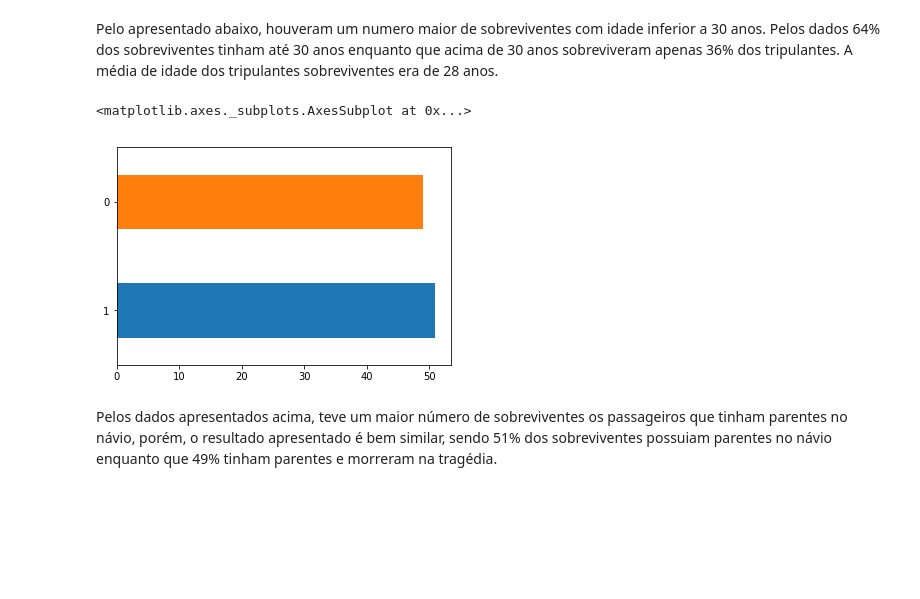
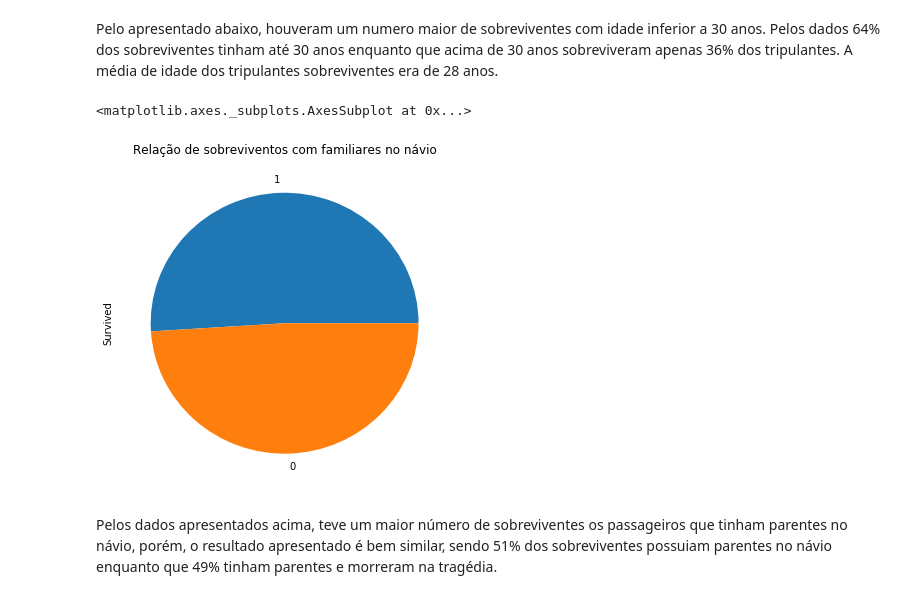
Before and after one commit to ERodrigues/Analise_dados_titanic, a Jupyter notebook: Analise_dados_Titanic.ipynb, the cells around one changed output. Cells and saved outputs as stored; diff of their text form; code cells hidden in the pictures; blank space fills up the shorter version.

```diff
--- a/Analise_dados_Titanic.ipynb
+++ b/Analise_dados_Titanic.ipynb
@@ -17,7 +21,8 @@ import seaborn as sns
 
 % matplotlib inline
 # %%
-df = pd.read_csv ('data/all/train.csv')
+#df = pd.read_csv ('data/all/train.csv')
+df = pd.read_csv ('C:/Users/eder.rodrigues/Documents/pessoal/estudo/udacity/data/train.csv')
 df.info()
 # %% [output]
 <class 'pandas.core.frame.DataFrame'>
@@ -173,10 +188,10 @@ Pelo apresentado abaixo, houveram um numero maior de sobreviventes com idade inf
 df_parents = df.loc[(df['Parch'] > 0) | df['SibSp'] > 0]
 # %%
 survived_with_parents = return_percentual (df_parents['Survived'].value_counts(), df_parents['Survived'].count())
-survived_with_parents.plot(kind='barh')
+survived_with_parents.plot(kind='pie', title='Relação de sobreviventos com familiares no návio', figsize=(6,6))
 # %% [output]
 <matplotlib.axes._subplots.AxesSubplot at 0x...>
-[figure, old version]
+[figure, new version]
 # %% [markdown]
 Pelos dados apresentados acima, teve um maior número de sobreviventes os passageiros que tinham parentes no návio, porém, o resultado apresentado é bem similar, sendo 51% dos sobreviventes possuiam parentes no návio enquanto que 49% tinham parentes e morreram na tragédia.
 # %%
```
Also changed, not shown: parts of 8 cells of this notebook.
